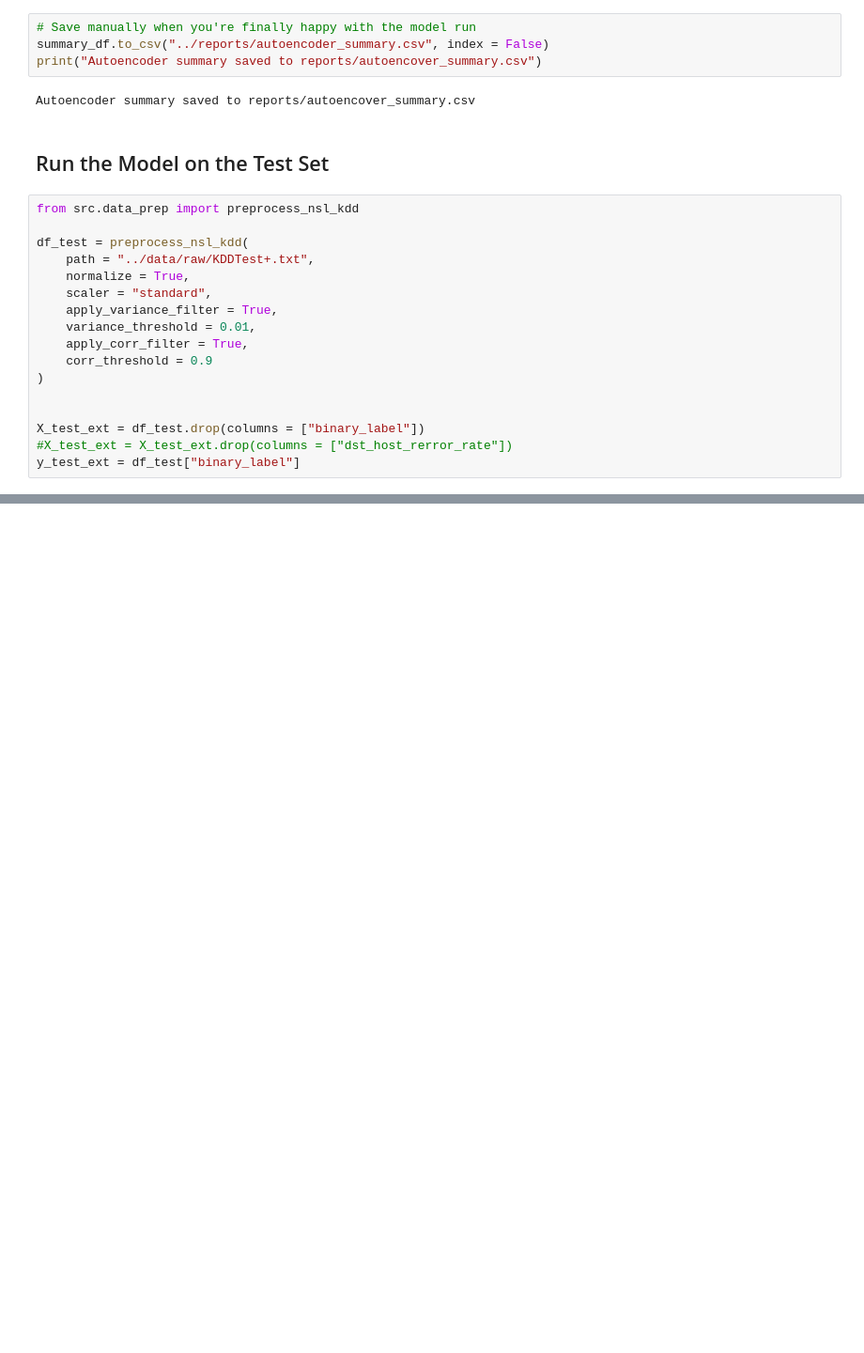
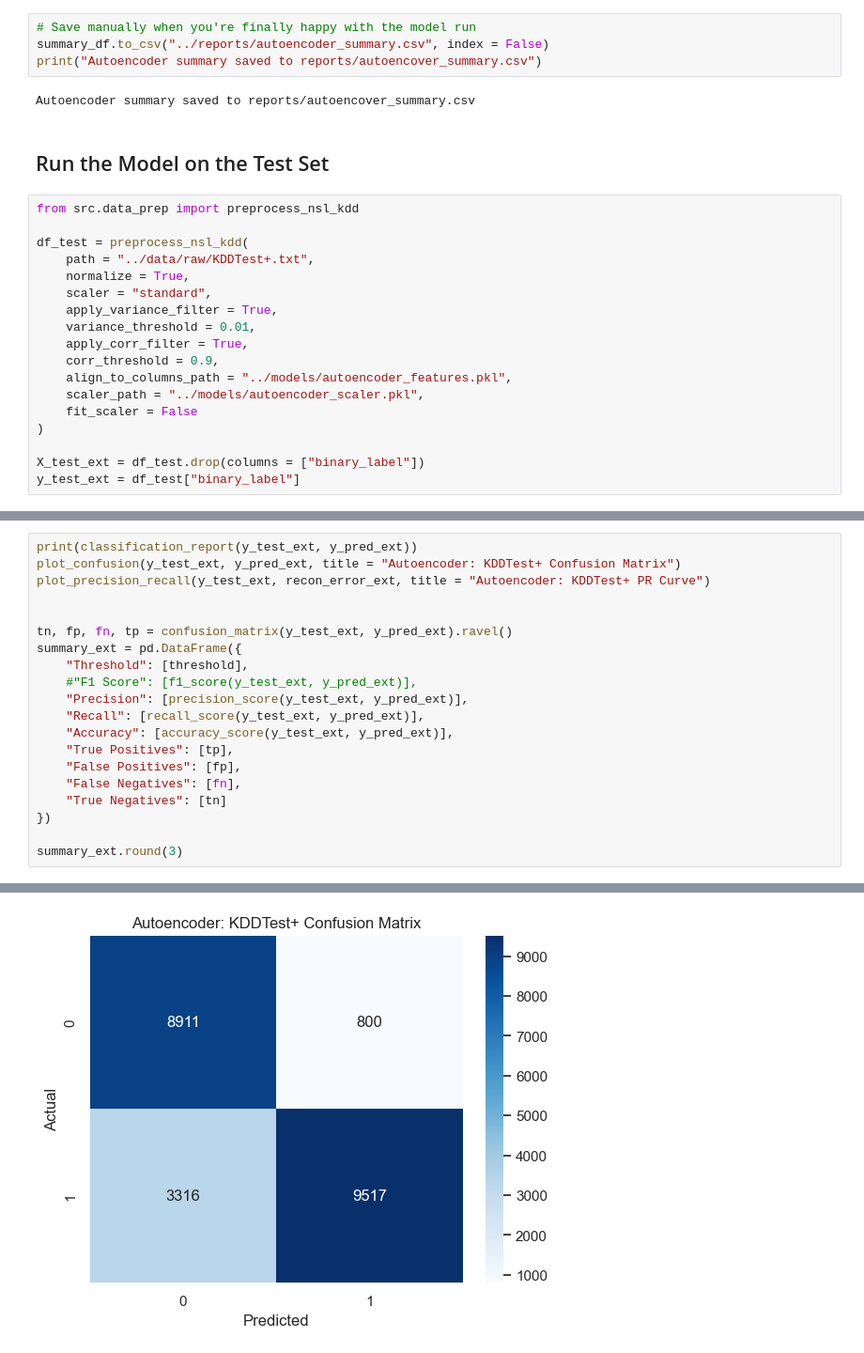
Before and after one commit to vscerra/anomaly-NSL-KDD, a Jupyter notebook: notebooks/04_autoencoder.ipynb, the cells around one changed output, grey strips where cells are left out. Shown: that part at 94% size. Saved outputs shown, nothing was run; the diff lists cells and outputs as text; blank space fills up the shorter version.

Commit message:
Adding in final notebook, plus some changes to models and code

```diff
--- a/notebooks/04_autoencoder.ipynb
+++ b/notebooks/04_autoencoder.ipynb
@@ -134,10 +135,11 @@ df_test = preprocess_nsl_kdd(
     apply_variance_filter = True,
     variance_threshold = 0.01,
     apply_corr_filter = True,
-    corr_threshold = 0.9
+    corr_threshold = 0.9,
+    align_to_columns_path = "../models/autoencoder_features.pkl",
+    scaler_path = "../models/autoencoder_scaler.pkl",
+    fit_scaler = False
 )
 
-
 X_test_ext = df_test.drop(columns = ["binary_label"])
-#X_test_ext = X_test_ext.drop(columns = ["dst_host_rerror_rate"])
 y_test_ext = df_test["binary_label"]
@@ -161,0 +168,21 @@ ValueError: in user code:
+# %%
+print(classification_report(y_test_ext, y_pred_ext))
+plot_confusion(y_test_ext, y_pred_ext, title = "Autoencoder: KDDTest+ Confusion Matrix")
+plot_precision_recall(y_test_ext, recon_error_ext, title = "Autoencoder: KDDTest+ PR Curve")
+
+
+tn, fp, fn, tp = confusion_matrix(y_test_ext, y_pred_ext).ravel()
+summary_ext = pd.DataFrame({
+    "Threshold": [threshold],
+    #"F1 Score": [f1_score(y_test_ext, y_pred_ext)],
+    "Precision": [precision_score(y_test_ext, y_pred_ext)],
+    "Recall": [recall_score(y_test_ext, y_pred_ext)],
+    "Accuracy": [accuracy_score(y_test_ext, y_pred_ext)],
+    "True Positives": [tp],
+    "False Positives": [fp],
+    "False Negatives": [fn],
+    "True Negatives": [tn]
+})
+
+summary_ext.round(3)
+# %% [output]
@@ -161,0 +197 @@ ValueError: in user code:
+[figure, added]
```
Also changed, not shown: parts of 10 cells of this notebook, 10 other files.
